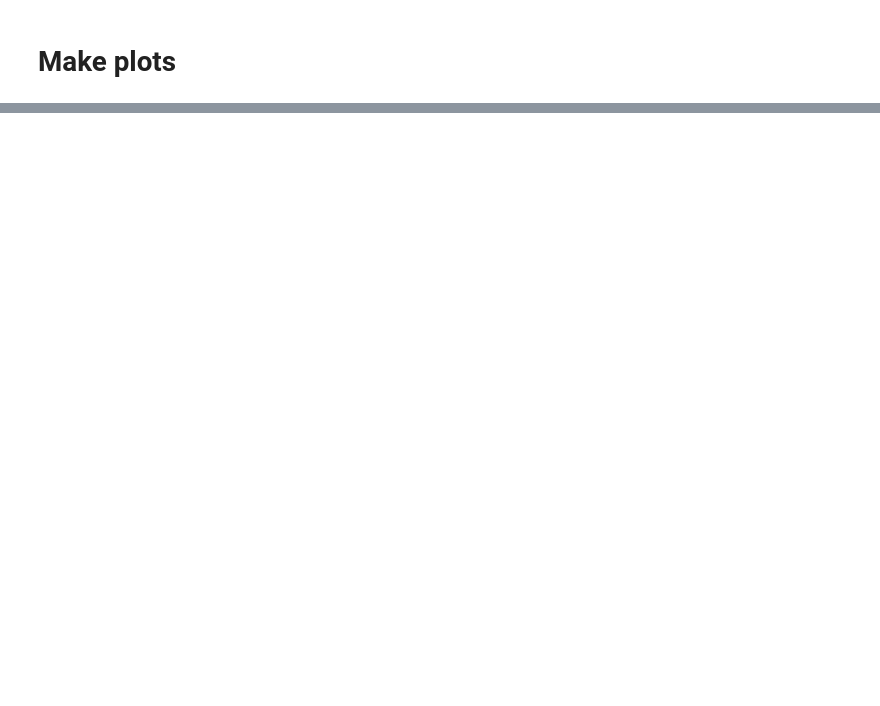
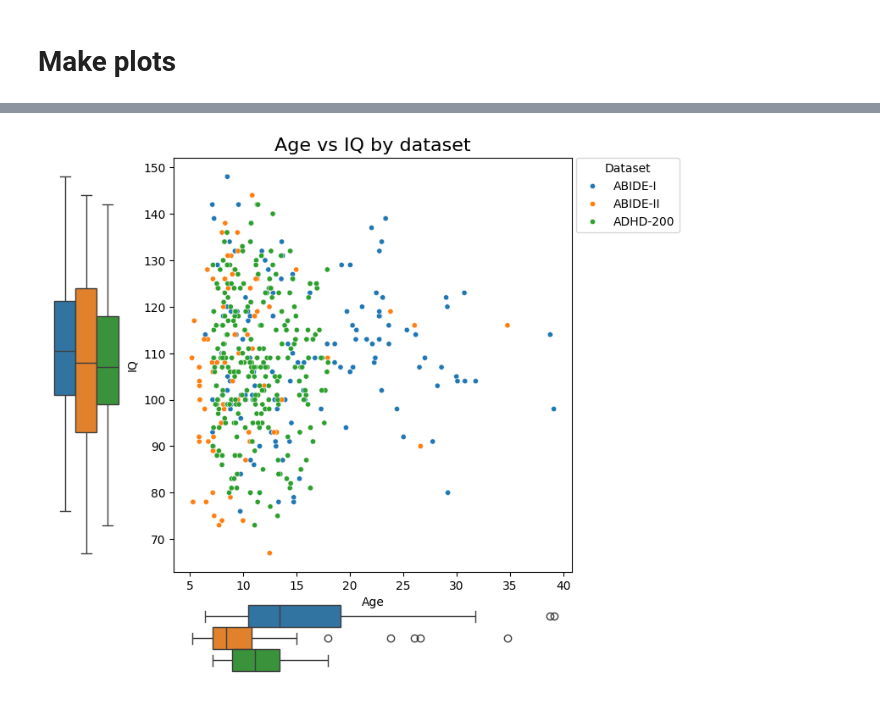
Before and after one commit to malt1114/Thesis_Neurodiversity, a Jupyter notebook: notebooks/latex tabels/Raw data stats (tabels).ipynb, the cells around one changed output, grey strips where cells are left out. Drawn from its saved outputs; the diff is of its cells as text; code cells hidden in the pictures; blank space fills up the shorter version.

```diff
--- a/notebooks/latex tabels/Raw data stats (tabels).ipynb
+++ b/notebooks/latex tabels/Raw data stats (tabels).ipynb
@@ -313,0 +227,55 @@ g.fig.subplots_adjust(top=0.90, right=1)
+# %%
+# Create a figure and define a custom gridspec layout
+fig = plt.figure(figsize=(8, 8))
+gs = gridspec.GridSpec(2, 2,
+                       width_ratios=[1, 5],
+                       height_ratios=[5, 1],
+                       wspace=0.2,
+                       hspace=0.1)
+
+# Create axes manually
+ax_joint = fig.add_subplot(gs[0, 1])
+ax_marg_x = fig.add_subplot(gs[1, 1], sharex=ax_joint)
+ax_marg_y = fig.add_subplot(gs[0, 0], sharey=ax_joint)
+
+#Make scatter plot
+sns.scatterplot(data=participants,
+                x="Age",
+                y="IQ",
+                hue='Dataset',
+                s=20,
+                ax=ax_joint)
+
+#Make boxplots
+sns.boxplot(data = participants,
+            x = 'Age',
+            hue = 'Dataset',
+            ax=ax_marg_x,
+            legend = False)
+
+sns.boxplot(data = participants,
+            y = 'IQ',
+            hue = 'Dataset',
+            ax=ax_marg_y,
+            orientation="vertical",
+            legend = False)
+
+#Make legend appear outside of the scatter plot
+handles, labels = ax_joint.get_legend_handles_labels()
+ax_joint.legend(handles, labels,
+                title='Dataset',
+                bbox_to_anchor=(1.01, 1),
+                loc='upper left',
+                borderaxespad=0.)
+
+ax_joint.set_title("Age vs IQ by dataset",fontdict={'fontsize': 16})
+
+#Remove axis
+ax_marg_x.set_axis_off()
+ax_marg_y.set_axis_off()
+
+plt.savefig(f'Participants_IQ_vs_age_dataset.png', bbox_inches='tight', dpi = 300)
+
+plt.show()
+# %% [output]
+[figure, added]
```
Also changed, not shown: parts of 7 cells of this notebook, 52 other files.
